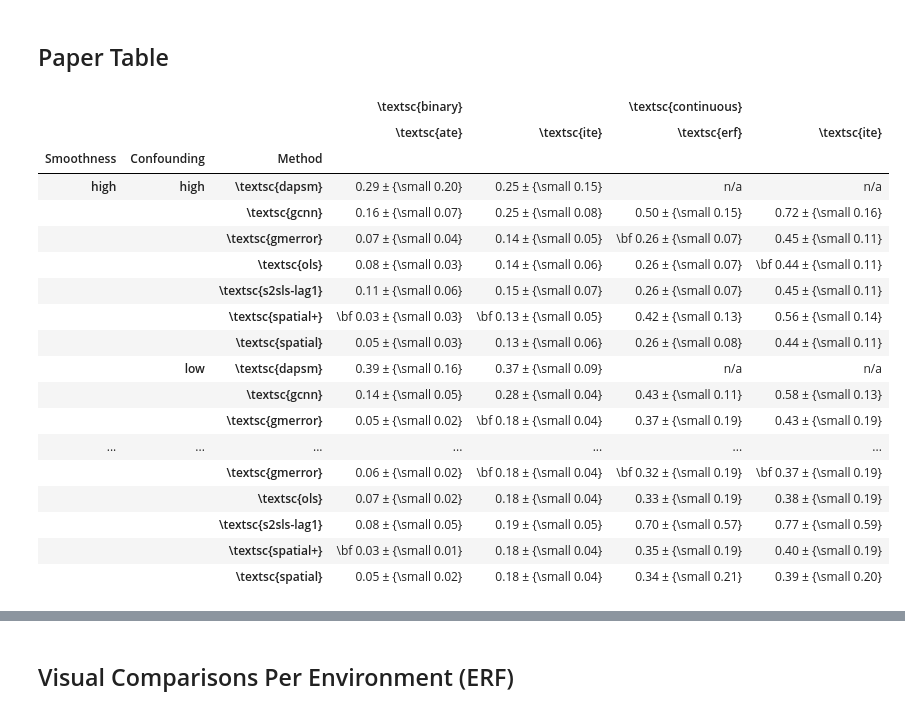
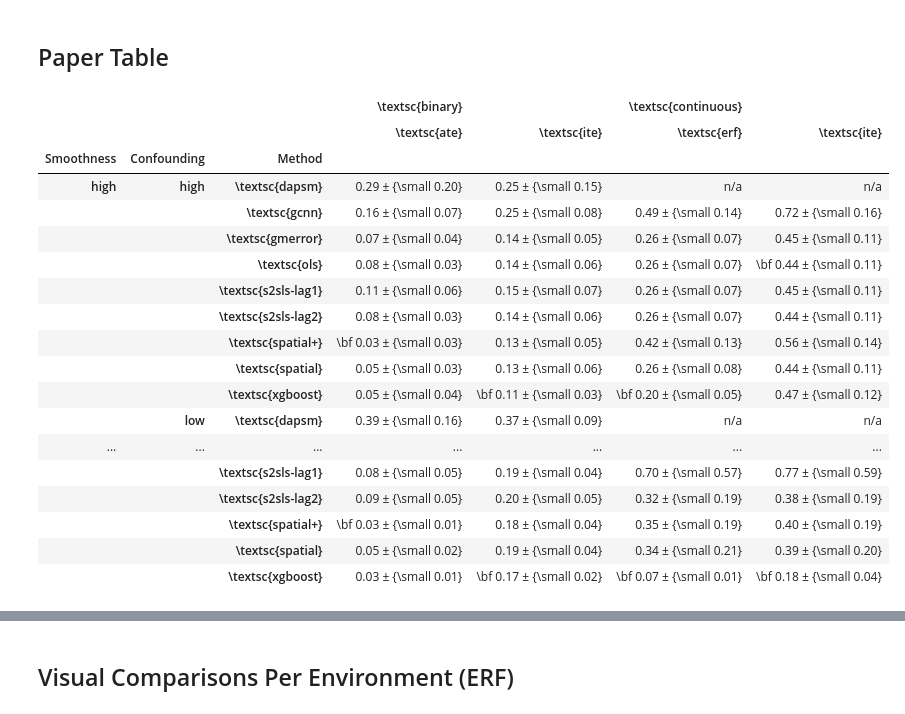
Before and after one commit to NSAPH-Projects/space, a Jupyter notebook: benchmarks/leaderboard.ipynb, the cells around one changed output, grey strips where cells are left out. Drawn from its saved outputs; the diff is of its cells as text; code cells hidden in the pictures.

```diff
--- a/benchmarks/leaderboard.ipynb
+++ b/benchmarks/leaderboard.ipynb
@@ -43,7 +43,7 @@ results = (
     .assign(confounding_ate=[x["ate"] for x in results["confounding"]])
     .assign(confounding_ite=[x["ite"] for x in results["confounding"]])
     .assign(confounding_importance=[x["importance"] for x in results["confounding"]])
-    .query("algo != 's2sls-lag2' and algo != 'xgboost'")
+    # .query("algo != 's2sls-lag2' and algo != 'xgboost'")
     .assign(algo=results.algo.map(algomap))
 )
 smooth_thrsh= results.smoothness.median()
@@ -95,6 +96,11 @@ def bold_best(x):
         v = x[col]
         i = np.argmin(v.values)
         x[col].iloc[i] = "\\bf " + v.iloc[i]
+    return x
+
+
+def normalize_count(x):
+    x["N"] = int(np.median(x["N"].values))
     return x
 
 
@@ -108,59 +114,63 @@ def pm(x):
 binary_total = (
     results[results.binary]
     .groupby(["smooth_level", "conf_erf_level", "algo"])
-    .agg(bin_ate=("ate", pm), bin_ite=("ite", pm))
+    .agg( bin_ate=("ate", pm), bin_ite=("ite", pm))
     .fillna("n/a")
     .rename_axis(index=["Smoothness", "Confounding", "Method"])
     .reset_index()
     .groupby(["Smoothness", "Confounding"], group_keys=False)
     .apply(bold_best)
+    # .groupby(["Smoothness", "Confounding"], group_keys=False)
+    # .apply(normalize_count)
     .set_index(["Smoothness", "Confounding", "Method"])
 )
 
 cont_total = (
     results[~results.binary]
     .groupby(["smooth_level", "conf_erf_level", "algo"])
     .agg(cont_erf=("erf", pm), cont_ite=("ite", pm))
     .fillna("n/a")
     .rename_axis(index=["Smoothness", "Confounding", "Method"])
     .reset_index()
     .groupby(["Smoothness", "Confounding"], group_keys=False)
     .apply(bold_best)
-    .set_index(["Smoothness", "Confounding", "Method"])
+    # .groupby(["Smoothness", "Confounding"], group_keys=False)
+    # .apply(normalize_count)
+    .set_index(["Smoothness", "Confounding","Method"])
 )
 
 # # outer join
 fin = pd.merge(binary_total, cont_total, how="outer", left_index=True, right_index=True)
 fin.fillna("n/a", inplace=True)
 fin.columns = pd.MultiIndex.from_tuples(
     [
         ("\\textsc{binary}", "\\textsc{ate}"),
         ("\\textsc{binary}", "\\textsc{ite}"),
         ("\\textsc{continuous}", "\\textsc{erf}"),
         ("\\textsc{continuous}", "\\textsc{ite}"),
     ]
 )
 fin
 # %% [output]
 |  |  |  | \textsc{binary} |  | \textsc{continuous} |  |
 |  |  |  | \textsc{ate} | \textsc{ite} | \textsc{erf} | \textsc{ite} |
 | Smoothness | Confounding | Method |  |  |  |  |
 | high | high | \textsc{dapsm} | 0.29 ± {\small 0.20} | 0.25 ± {\small 0.15} | n/a | n/a |
-|  |  | \textsc{gcnn} | 0.16 ± {\small 0.07} | 0.25 ± {\small 0.08} | 0.50 ± {\small 0.15} | 0.72 ± {\small 0.16} |
-|  |  | \textsc{gmerror} | 0.07 ± {\small 0.04} | 0.14 ± {\small 0.05} | \bf 0.26 ± {\small 0.07} | 0.45 ± {\small 0.11} |
+|  |  | \textsc{gcnn} | 0.16 ± {\small 0.07} | 0.25 ± {\small 0.08} | 0.49 ± {\small 0.14} | 0.72 ± {\small 0.16} |
+|  |  | \textsc{gmerror} | 0.07 ± {\small 0.04} | 0.14 ± {\small 0.05} | 0.26 ± {\small 0.07} | 0.45 ± {\small 0.11} |
 |  |  | \textsc{ols} | 0.08 ± {\small 0.03} | 0.14 ± {\small 0.06} | 0.26 ± {\small 0.07} | \bf 0.44 ± {\small 0.11} |
 |  |  | \textsc{s2sls-lag1} | 0.11 ± {\small 0.06} | 0.15 ± {\small 0.07} | 0.26 ± {\small 0.07} | 0.45 ± {\small 0.11} |
-|  |  | \textsc{spatial+} | \bf 0.03 ± {\small 0.03} | \bf 0.13 ± {\small 0.05} | 0.42 ± {\small 0.13} | 0.56 ± {\small 0.14} |
+|  |  | \textsc{s2sls-lag2} | 0.08 ± {\small 0.03} | 0.14 ± {\small 0.06} | 0.26 ± {\small 0.07} | 0.44 ± {\small 0.11} |
+|  |  | \textsc{spatial+} | \bf 0.03 ± {\small 0.03} | 0.13 ± {\small 0.05} | 0.42 ± {\small 0.13} | 0.56 ± {\small 0.14} |
 |  |  | \textsc{spatial} | 0.05 ± {\small 0.03} | 0.13 ± {\small 0.06} | 0.26 ± {\small 0.08} | 0.44 ± {\small 0.11} |
+|  |  | \textsc{xgboost} | 0.05 ± {\small 0.04} | \bf 0.11 ± {\small 0.03} | \bf 0.20 ± {\small 0.05} | 0.47 ± {\small 0.12} |
 |  | low | \textsc{dapsm} | 0.39 ± {\small 0.16} | 0.37 ± {\small 0.09} | n/a | n/a |
-|  |  | \textsc{gcnn} | 0.14 ± {\small 0.05} | 0.28 ± {\small 0.04} | 0.43 ± {\small 0.11} | 0.58 ± {\small 0.13} |
-|  |  | \textsc{gmerror} | 0.05 ± {\small 0.02} | \bf 0.18 ± {\small 0.04} | 0.37 ± {\small 0.19} | 0.43 ± {\small 0.19} |
 | ... | ... | ... | ... | ... | ... | ... |
-|  |  | \textsc{gmerror} | 0.06 ± {\small 0.02} | \bf 0.18 ± {\small 0.04} | \bf 0.32 ± {\small 0.19} | \bf 0.37 ± {\small 0.19} |
-|  |  | \textsc{ols} | 0.07 ± {\small 0.02} | 0.18 ± {\small 0.04} | 0.33 ± {\small 0.19} | 0.38 ± {\small 0.19} |
-|  |  | \textsc{s2sls-lag1} | 0.08 ± {\small 0.05} | 0.19 ± {\small 0.05} | 0.70 ± {\small 0.57} | 0.77 ± {\small 0.59} |
+|  |  | \textsc{s2sls-lag1} | 0.08 ± {\small 0.05} | 0.19 ± {\small 0.04} | 0.70 ± {\small 0.57} | 0.77 ± {\small 0.59} |
+|  |  | \textsc{s2sls-lag2} | 0.09 ± {\small 0.05} | 0.20 ± {\small 0.05} | 0.32 ± {\small 0.19} | 0.38 ± {\small 0.19} |
 |  |  | \textsc{spatial+} | \bf 0.03 ± {\small 0.01} | 0.18 ± {\small 0.04} | 0.35 ± {\small 0.19} | 0.40 ± {\small 0.19} |
-|  |  | \textsc{spatial} | 0.05 ± {\small 0.02} | 0.18 ± {\small 0.04} | 0.34 ± {\small 0.21} | 0.39 ± {\small 0.20} |
+|  |  | \textsc{spatial} | 0.05 ± {\small 0.02} | 0.19 ± {\small 0.04} | 0.34 ± {\small 0.21} | 0.39 ± {\small 0.20} |
+|  |  | \textsc{xgboost} | 0.03 ± {\small 0.01} | \bf 0.17 ± {\small 0.02} | \bf 0.07 ± {\small 0.01} | \bf 0.18 ± {\small 0.04} |
 # %%
 os.makedirs("benchmarks/tex", exist_ok=True)
 fin.to_latex("benchmarks/tex/leaderboard.tex", index=True, escape=False)
```
Also changed, not shown: parts of 9 cells of this notebook, 5 other files.
